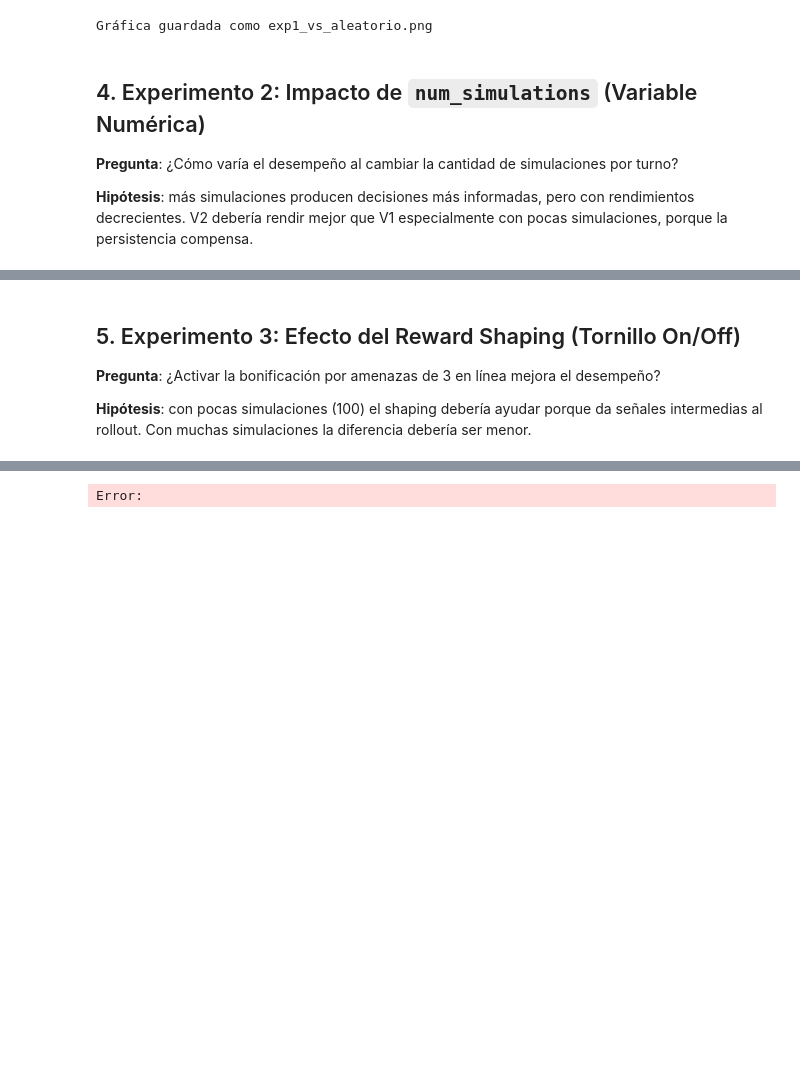
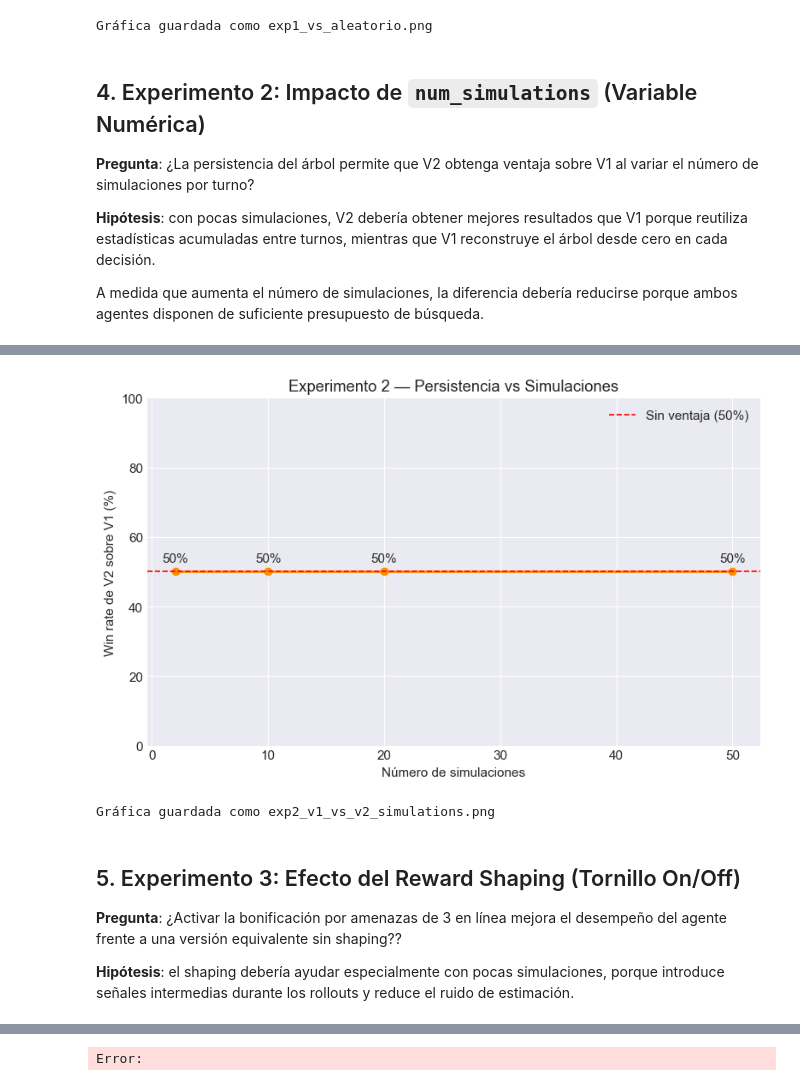
Before and after one commit to Ana3Lu/Connect4-Tournament, a Jupyter notebook: groups/Ana/entrega.ipynb, the cells around one changed output, grey strips where cells are left out. Cells and saved outputs as stored; diff of their text form; code cells hidden in the pictures; blank space fills up the shorter version.

Commit message:
Trata de mejorar valores de experimentos

```diff
--- a/groups/Ana/entrega.ipynb
+++ b/groups/Ana/entrega.ipynb
@@ -179,35 +179,67 @@ Gráfica guardada como exp1_vs_aleatorio.png
 # %% [markdown]
 ## 4. Experimento 2: Impacto de `num_simulations` (Variable Numérica)
 
-**Pregunta**: ¿Cómo varía el desempeño al cambiar la cantidad de simulaciones por turno?
+**Pregunta**: ¿La persistencia del árbol permite que V2 obtenga ventaja sobre V1 al variar el número de simulaciones por turno?
 
-**Hipótesis**: más simulaciones producen decisiones más informadas, pero con rendimientos decrecientes. V2 debería rendir mejor que V1 especialmente con pocas simulaciones, porque la persistencia compensa.
+**Hipótesis**: con pocas simulaciones, V2 debería obtener mejores resultados que V1 porque reutiliza estadísticas acumuladas entre turnos, mientras que V1 reconstruye el árbol desde cero en cada decisión.
+
+A medida que aumenta el número de simulaciones, la diferencia debería reducirse porque ambos agentes disponen de suficiente presupuesto de búsqueda.
 # %%
-print('Experimento 2: Variando num_simulations vs Aleatorio (50 partidas por configuración)')
+print('Experimento 2: V1 vs V2 variando num_simulations')
 print('=' * 60)
 
-sim_configs = [20, 50, 100, 200]
-results_v1, results_v2 = [], []
+sim_configs = [2, 10, 20, 50]
+
+v2_winrates = []
 
 for sims in sim_configs:
-    print(f'\nsims = {sims}:')
-    rv1 = run_tournament(AnaPolicy(sims),            RandomAgent(), 50, f'V1-{sims}', 'Aleatorio')
-    rv2 = run_tournament(AnaPolicyPersistent(sims),  RandomAgent(), 50, f'V2-{sims}', 'Aleatorio')
-    results_v1.append(rv1['win_rate_a'])
-    results_v2.append(rv2['win_rate_a'])
 
-# Gráfica
-fig, ax = plt.subplots(figsize=(9, 5))
-ax.plot(sim_configs, [wr*100 for wr in results_v1], 'o-', color='steelblue',   label='V1 (sin persistencia)', linewidth=2)
-ax.plot(sim_configs, [wr*100 for wr in results_v2], 's-', color='darkorange',  label='V2 (con persistencia)', linewidth=2)
-ax.axhline(95, color='red', linestyle='--', linewidth=1.2, label='Umbral mínimo (95%)')
-ax.set_xlabel('Número de simulaciones por turno')
-ax.set_ylabel('Win rate vs Aleatorio (%)')
-ax.set_title('Experimento 2 — Win rate en función de num_simulations')
-ax.set_ylim(0, 110)
+    print(f'\nsims = {sims}')
+
+    r = run_tournament(
+        AnaPolicy(sims),
+        AnaPolicyPersistent(sims),
+        30,
+        f'V1-{sims}',
+        f'V2-{sims}'
+    )
+
+    v2_wr = 1 - r["win_rate_a"]
+    v2_winrates.append(v2_wr)
+
+    print(f'Win rate V2: {v2_wr:.1%}')
+
+# gráfica
+fig, ax = plt.subplots(figsize=(8, 5))
+
+ax.plot(
+    sim_configs,
+    [wr * 100 for wr in v2_winrates],
+    'o-',
+    linewidth=2,
+    color='darkorange'
+)
+
+ax.axhline(50, color='red', linestyle='--', linewidth=1.2,
+           label='Sin ventaja (50%)')
+
+ax.set_xlabel('Número de simulaciones')
+ax.set_ylabel('Win rate de V2 sobre V1 (%)')
+ax.set_title('Experimento 2 — Persistencia vs Simulaciones')
+
+ax.set_ylim(0, 100)
+
+for x, y in zip(sim_configs, v2_winrates):
+    ax.annotate(f'{y:.0%}', (x, y * 100),
+                textcoords='offset points',
+                xytext=(0, 8),
+                ha='center')
+
 ax.legend()
+
 plt.tight_layout()
-plt.savefig('exp2_num_simulations.png', dpi=120)
+plt.savefig('exp2_v1_vs_v2_simulations.png', dpi=120)
 plt.show()
-print('Gráfica guardada como exp2_num_simulations.png')
+
+print('Gráfica guardada como exp2_v1_vs_v2_simulations.png')
 # %% [output]
@@ -215,7 +263,9 @@ Error:
+[figure, added]
+Gráfica guardada como exp2_v1_vs_v2_simulations.png
 # %% [markdown]
 ## 5. Experimento 3: Efecto del Reward Shaping (Tornillo On/Off)
 
-**Pregunta**: ¿Activar la bonificación por amenazas de 3 en línea mejora el desempeño?
+**Pregunta**: ¿Activar la bonificación por amenazas de 3 en línea mejora el desempeño del agente frente a una versión equivalente sin shaping??
 
-**Hipótesis**: con pocas simulaciones (100) el shaping debería ayudar porque da señales intermedias al rollout. Con muchas simulaciones la diferencia debería ser menor.
+**Hipótesis**: el shaping debería ayudar especialmente con pocas simulaciones, porque introduce señales intermedias durante los rollouts y reduce el ruido de estimación.
 # %%
```
Also changed, not shown: parts of 5 cells of this notebook, 1 other file.
